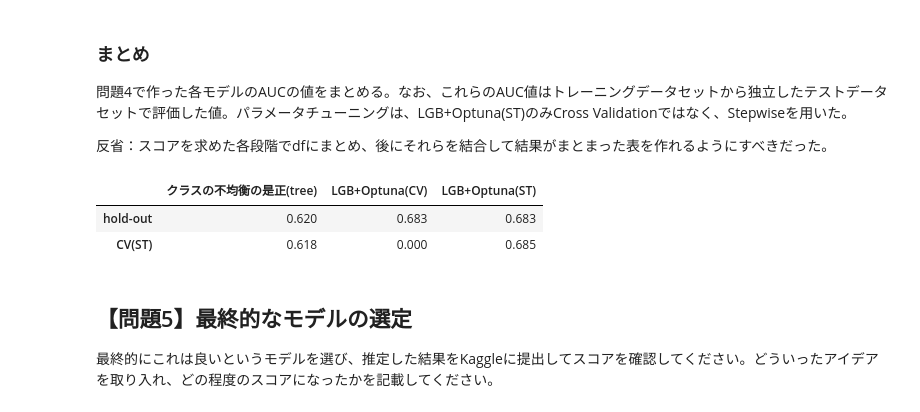
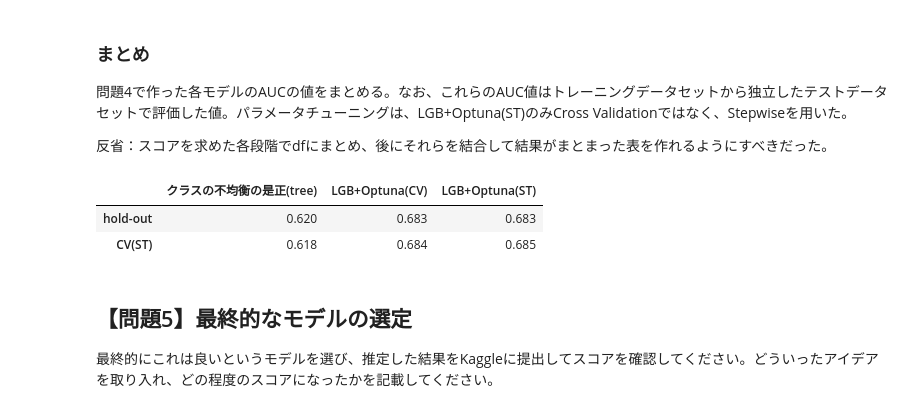
Before and after one commit to kei611/diveintocode-ml, a Jupyter notebook: Sprint2/Sprint 機械学習フロー.ipynb, the cells around one changed output. Drawn from its saved outputs; the diff is of its cells as text; code cells hidden in the pictures.

```diff
--- a/Sprint2/Sprint 機械学習フロー.ipynb
+++ b/Sprint2/Sprint 機械学習フロー.ipynb
@@ -1035,14 +1035,14 @@ plt.show()
 
 反省：スコアを求めた各段階でdfにまとめ、後にそれらを結合して結果がまとまった表を作れるようにすべきだった。
 # %%
-d1 = {'クラスの不均衡の是正(tree)': [0.62, 0.618], 'LGB+Optuna(CV)': [0.683, 0], 'LGB+Optuna(ST)': [0.683, 0.685]}
+d1 = {'クラスの不均衡の是正(tree)': [0.62, 0.618], 'LGB+Optuna(CV)': [0.683, 0.684], 'LGB+Optuna(ST)': [0.683, 0.685]}
 score_df = pd.DataFrame.from_dict(d1, orient='index').T
 score_df.index = ['hold-out', 'CV(ST)']
 score_df
 # %% [output]
 |  | クラスの不均衡の是正(tree) | LGB+Optuna(CV) | LGB+Optuna(ST) |
 | hold-out | 0.620 | 0.683 | 0.683 |
-| CV(ST) | 0.618 | 0.000 | 0.685 |
+| CV(ST) | 0.618 | 0.684 | 0.685 |
 # %% [markdown]
 ## 【問題5】最終的なモデルの選定
 最終的にこれは良いというモデルを選び、推定した結果をKaggleに提出してスコアを確認してください。どういったアイデアを取り入れ、どの程度のスコアになったかを記載してください。
```
